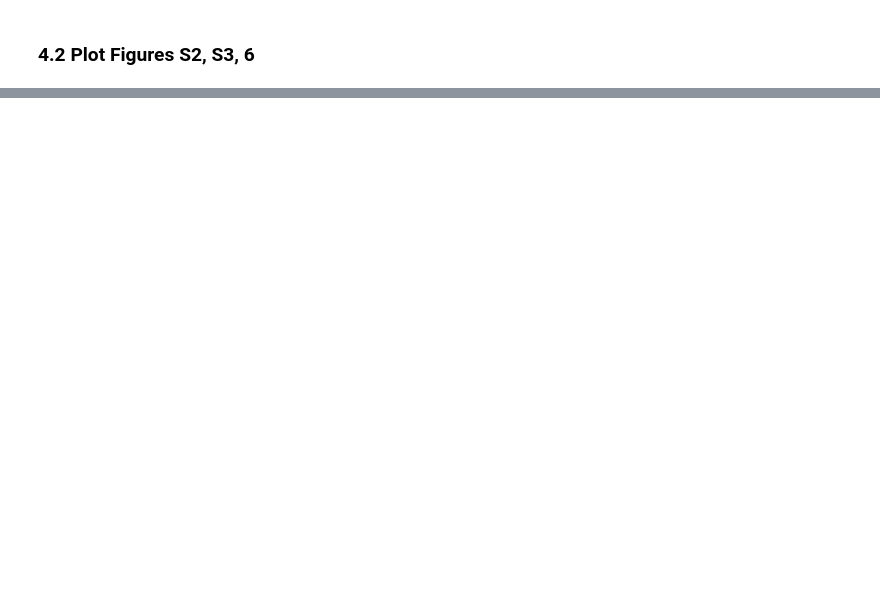
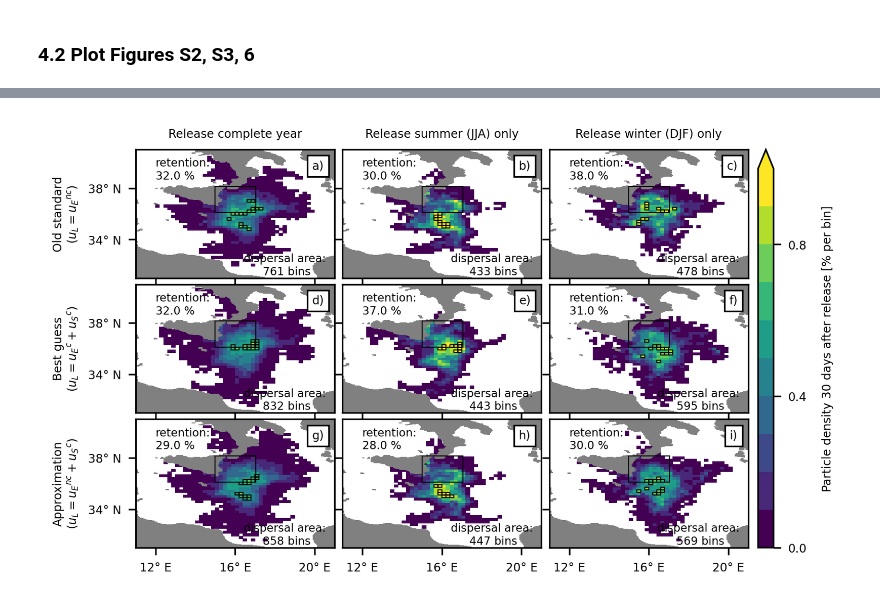
Before and after one commit to sruehs/RuehsEtAl2024_ImpactWavesSurfaceDispersal, a Jupyter notebook: Eval-TrajIonianSea_Plot-Fig6Fig7.ipynb, the cells around one changed output, grey strips where cells are left out. Cells and saved outputs as stored; diff of their text form; code cells hidden in the pictures; blank space fills up the shorter version.

```diff
--- a/Eval-TrajIonianSea_Plot-Fig6Fig7.ipynb
+++ b/Eval-TrajIonianSea_Plot-Fig6Fig7.ipynb
@@ -1273,34 +1297,36 @@ map = build_subplot_hist(var1, xticklabel=False, yticklabel=False)
 ax.set_title('Release winter (DJF) only', fontsize=fs)
 utils.label_subplot(ax, 'c)', fs=fs, lw=lw_box, loc='upper right')
 
 ax = fig.add_subplot(gs[2, 2])
 var1 = traj_csd.isel(start=start_use)
 var2 = dist_csd.isel(start=start_use)
 map = build_subplot_hist(var1, xticklabel=False, yticklabel=False)
-ax.text(lonmax + (lonmax_plot-lonmin_plot)/2.5, latmin_plot + (latmax_plot-latmin_plot)/2,
+ax.text(lonmax_plot + (lonmax_plot-lonmin_plot)/2.5, latmin_plot + (latmax_plot-latmin_plot)/2,
         'Particle density 30 days after release [% per bin]',
         ha='center', va='center', fontsize=fs, rotation=90)
 utils.label_subplot(ax, 'f)', fs=fs, lw=lw_box, loc='upper right')
 
 ax = fig.add_subplot(gs[3, 2])
 var1 = traj_ncsd.isel(start=start_use)
 var2 = dist_ncsd.isel(start=start_use)
 map = build_subplot_hist(var1, yticklabel=False)
 utils.label_subplot(ax, 'i)', fs=fs, lw=lw_box, loc='upper right')
 cbaxes = fig.add_subplot(gscbar[1:5, 79:81])
 cbar = plt.colorbar(map, cax=cbaxes, orientation='vertical', extend='max')
 cbar.ax.tick_params(labelsize=fs)
 tick_locator = ticker.MaxNLocator(nbins=nctic)
 cbar.locator = tick_locator
 cbar.update_ticks()
 cbar.minorticks_off()
 
 
 fig.savefig('../figs/png/figS2.png', dpi=300,
             bbox_inches='tight', pad_inches=0.1)
 fig.savefig('../figs/png-transparent/figS2.png', dpi=300,
             bbox_inches='tight', pad_inches=0.1,
             transparent=True)
+# %% [output]
+[figure, added]
 # %%
 fig, gs, gscbar = create_newfig()
 
```
Also changed, not shown: parts of 8 cells of this notebook.
